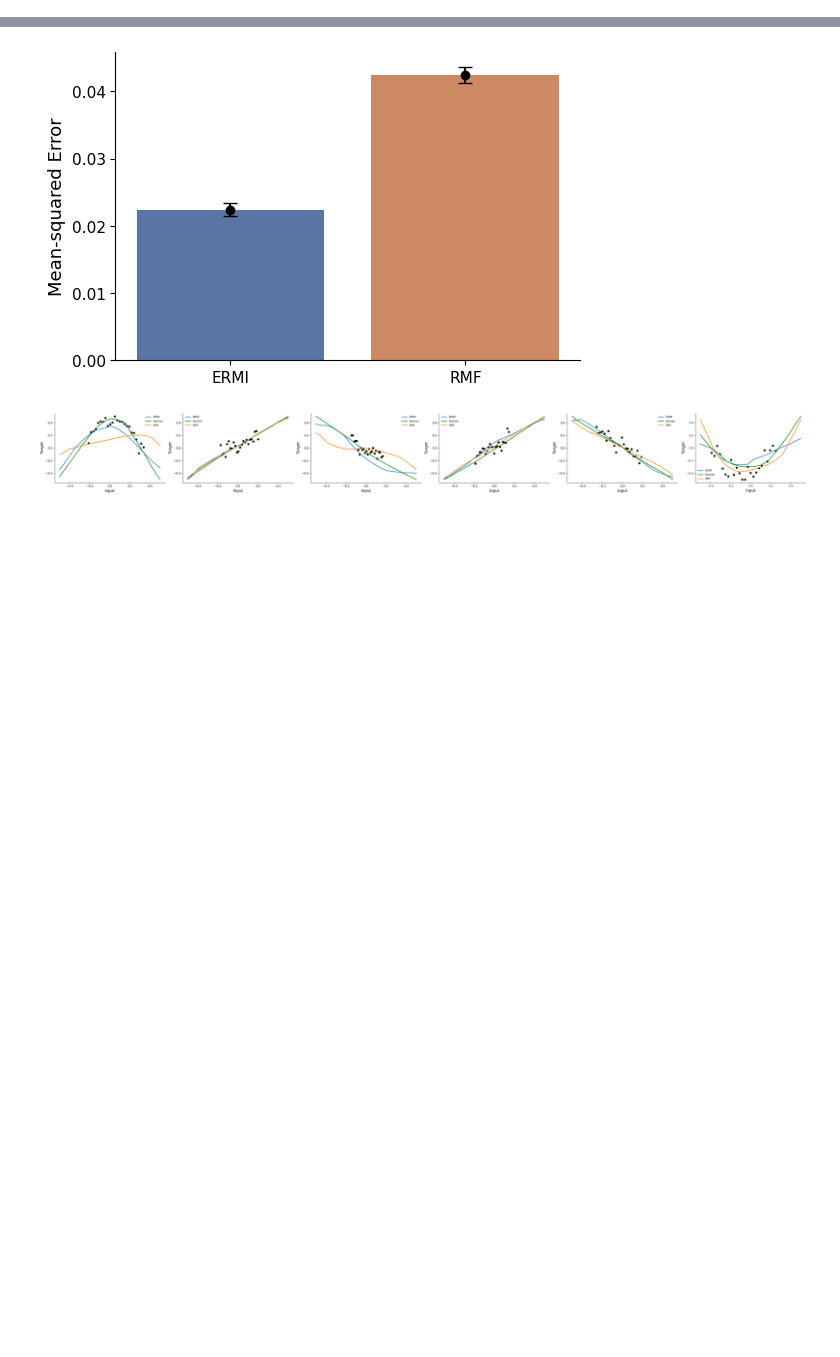
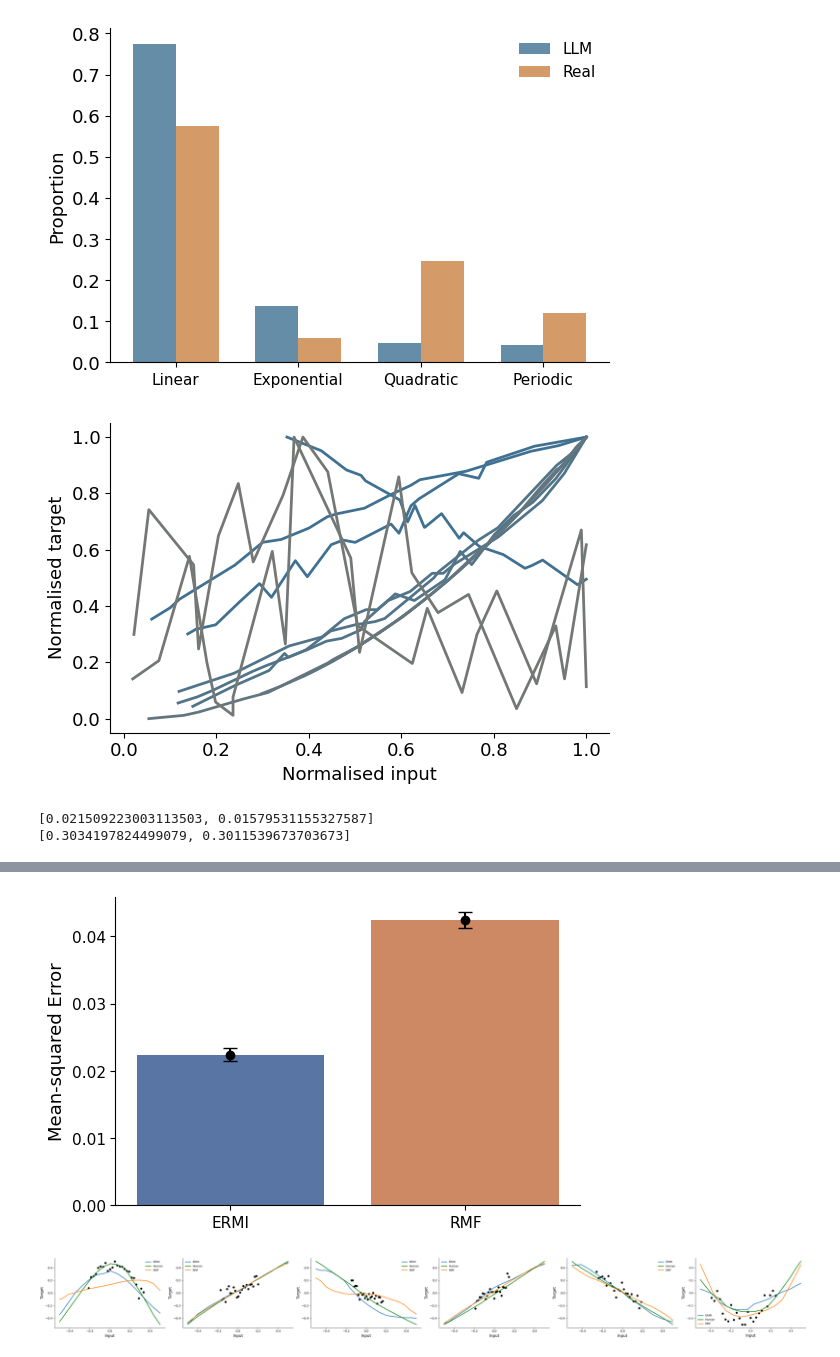
Before and after one commit to akjagadish/meta-learning-ecological-priors-from-llms, a Jupyter notebook: functionlearning/figures.ipynb, the cells around one changed output, grey strips where cells are left out. Saved outputs shown, nothing was run; the diff lists cells and outputs as text; code cells hidden in the pictures; blank space fills up the shorter version.

Commit message:
update figures for pnas

```diff
--- a/functionlearning/figures.ipynb
+++ b/functionlearning/figures.ipynb
@@ -149,0 +1411,7 @@ model_extrapolation_delosh1997(model='both')
+# %%
+proportion_function_types_two_modes([0, 2])
+# %% [output]
+[figure, added]
+[figure, added]
+[0.021509223003113503, 0.01579531155327587]
+[0.3034197824499079, 0.3011539673703673]
```
Also changed, not shown: parts of 14 cells of this notebook, 1 other file.
